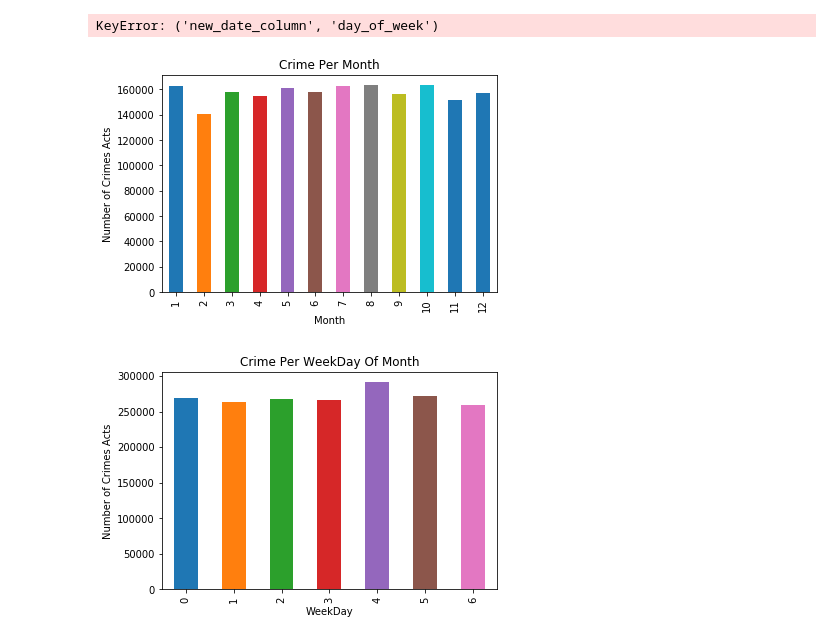
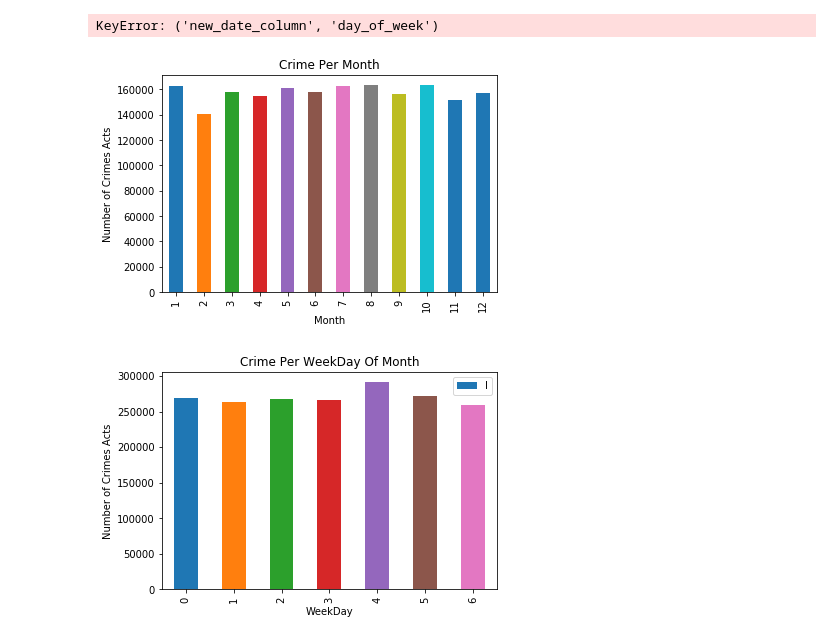
Before and after one commit to frederikdebruyker/Los-Angeles-Crime-Statistics, a Jupyter notebook: los_angeles_crime_statistics.ipynb, the cells around one changed output. Saved outputs shown, nothing was run; the diff lists cells and outputs as text; code cells hidden in the pictures.

```diff
--- a/los_angeles_crime_statistics.ipynb
+++ b/los_angeles_crime_statistics.ipynb
@@ -850,23 +850,23 @@ KeyError: ('new_date_column', 'day_of_week')
 # %%
 #make graph of crimes per month
 processing_df.groupby([processing_df.index.month]).size().plot.bar()
 plt.title("Crime Per Month")
 plt.xlabel("Month")
 plt.ylabel("Number of Crimes Acts")
 plt.savefig(f"Images/Crime Per Month.png")
 plt.show()
 #graph of crimes per day
 processing_df.groupby([processing_df.index.weekday]).size().plot.bar()
 #processing_df.sort_values([processing_df.index.weekday]).groupby([processing_df.day_of_week]).size().plot.bar()
 plt.title("Crime Per WeekDay Of Month")
 plt.xlabel("WeekDay")
-plt.legend()
+plt.legend(f"{processing_df.index.weekday}-{processing_df.index.weekday}")
 plt.ylabel("Number of Crimes Acts")
 plt.savefig(f"Images/Crime Per WeekDay Of Month.png")
 plt.show()
 # %% [output]
 [figure]
-[figure, old version]
+[figure, new version]
 # %%
 # Use google maps api
 with open('apikey.txt') as f:
```
Also changed, not shown: parts of 1 cell of this notebook, 1 other file.
